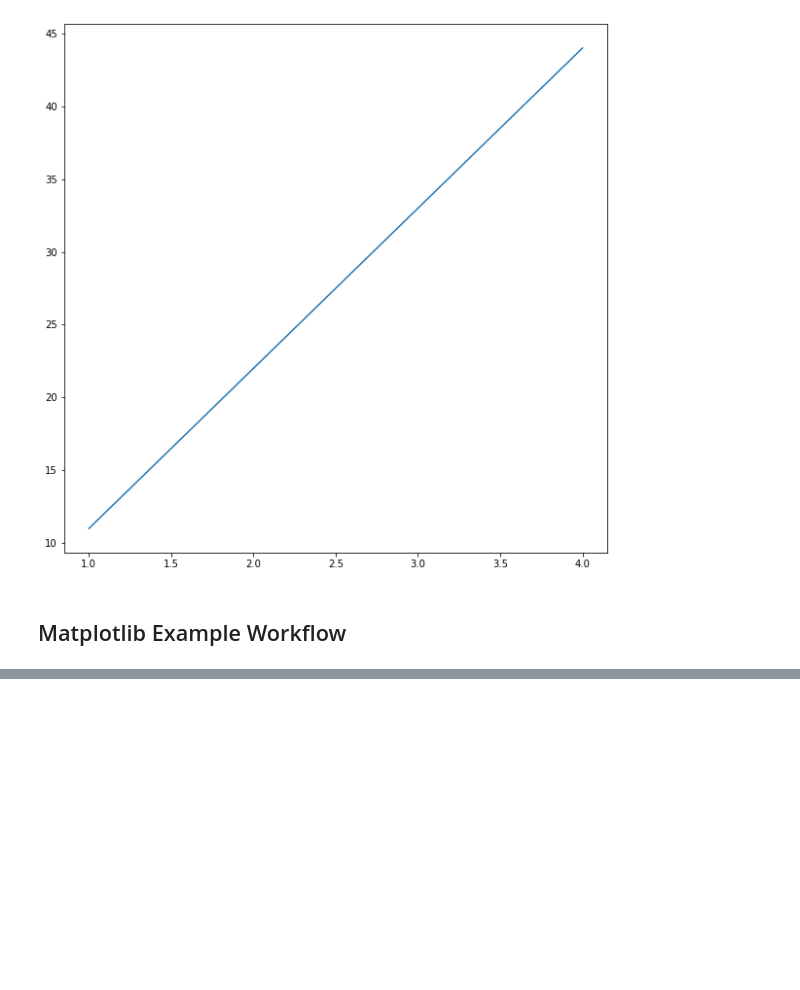
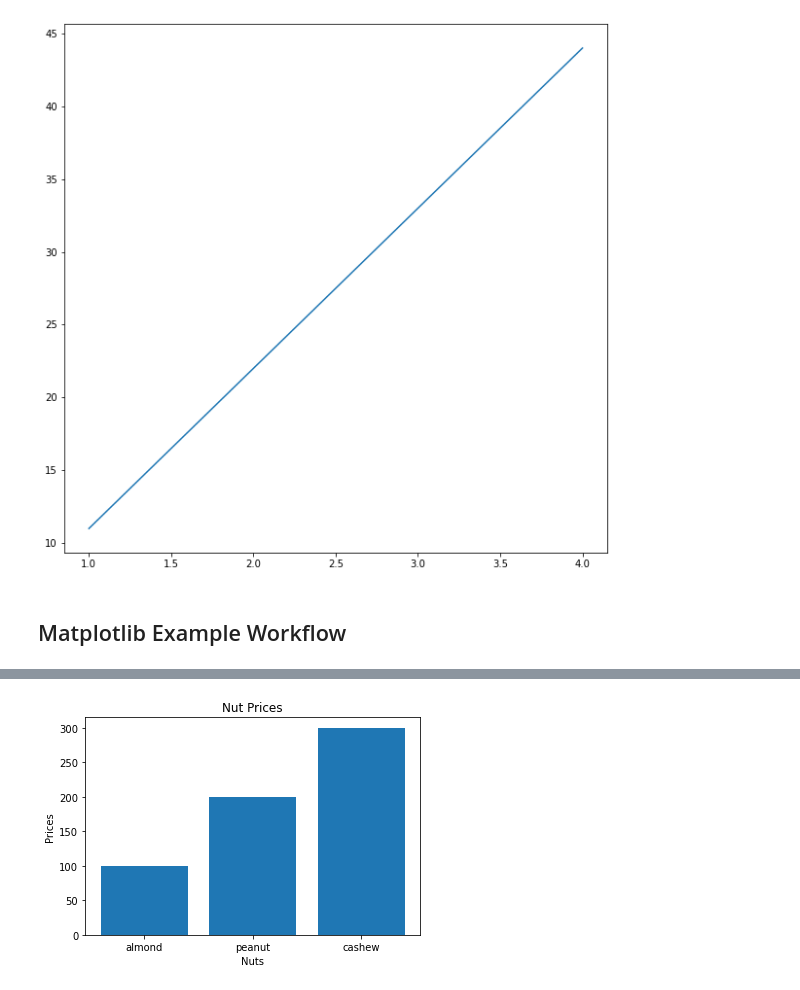
Before and after one commit to tothetop430/MLZTM-Exercises, a Jupyter notebook: matplotlib/introduction-to-matplotlib.ipynb, the cells around one changed output, grey strips where cells are left out. Saved outputs shown, nothing was run; the diff lists cells and outputs as text; code cells hidden in the pictures; blank space fills up the shorter version.

```diff
--- a/matplotlib/introduction-to-matplotlib.ipynb
+++ b/matplotlib/introduction-to-matplotlib.ipynb
@@ -77,0 +106,12 @@ fig.savefig('../images/sample-normal-data.png')
+# %%
+nut_prices = {'almond': 100,
+             'peanut': 200,
+             'cashew': 300}
+fig, ax = plt.subplots()
+ax.bar(nut_prices.keys(), nut_prices.values())
+ax.set(title='Nut Prices',
+      xlabel='Nuts',
+      ylabel='Prices')
+plt.show()
+# %% [output]
+[figure, added]
```
Also changed, not shown: parts of 8 cells of this notebook.
